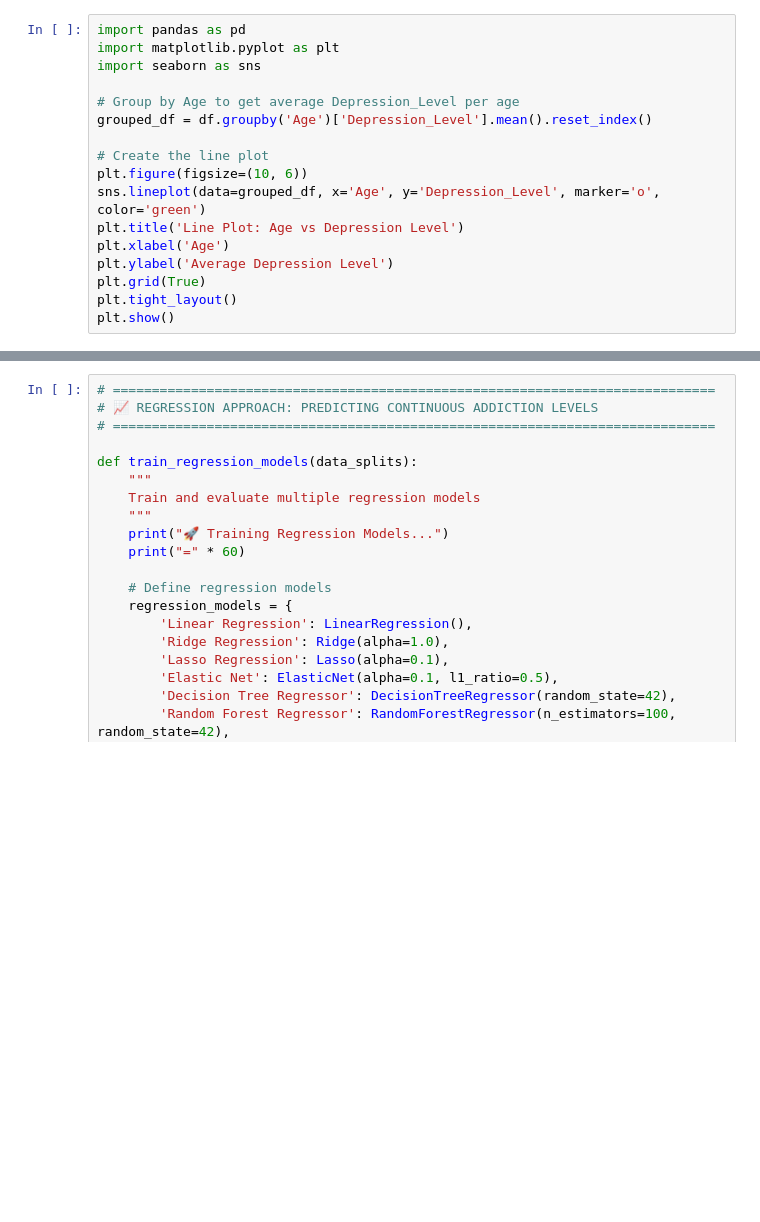
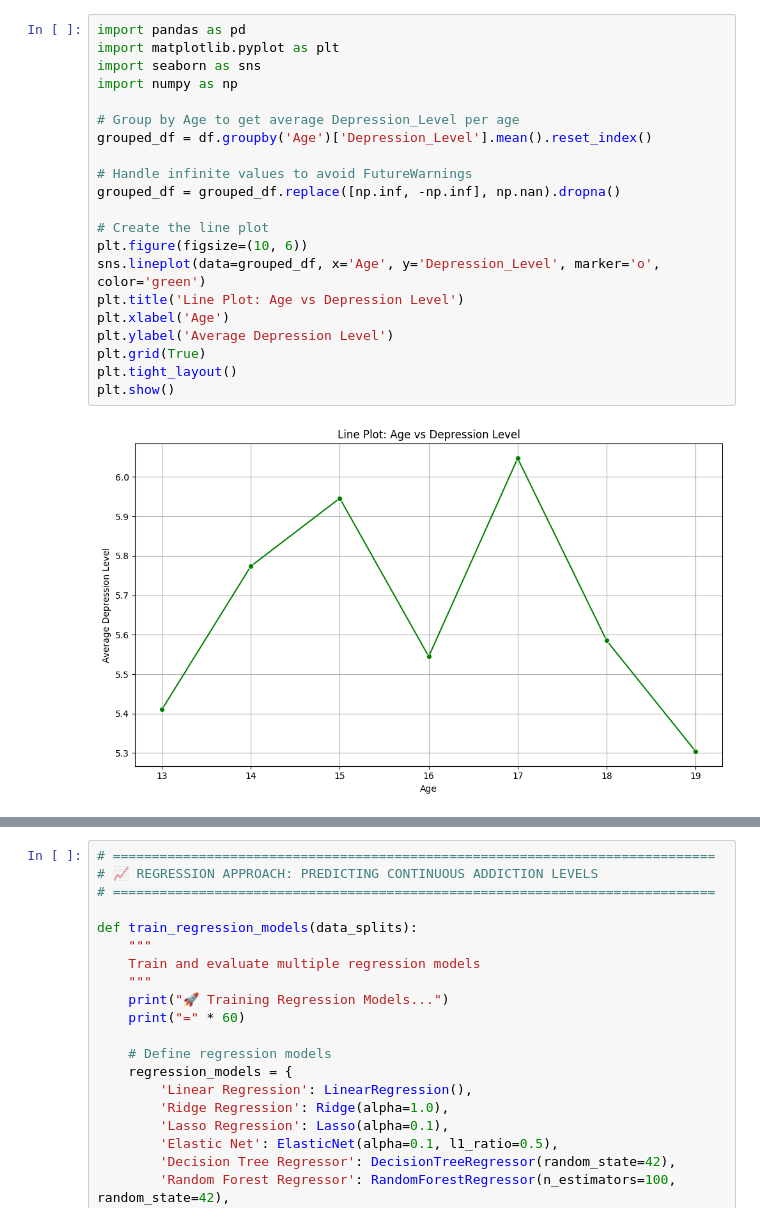
Before and after one commit to abbrash/A-Machine-Learning-Based-Model-for-Smartphone-Addiction-Prediction, a Jupyter notebook: predicting-phone-addiction-level.ipynb, the cells around one changed output, grey strips where cells are left out. Cells and saved outputs as stored; diff of their text form; blank space fills up the shorter version.

```diff
--- a/predicting-phone-addiction-level.ipynb
+++ b/predicting-phone-addiction-level.ipynb
@@ -272,20 +415,26 @@ plt.show()
 # %%
 import pandas as pd
 import matplotlib.pyplot as plt
 import seaborn as sns
+import numpy as np
 
 # Group by Age to get average Depression_Level per age
 grouped_df = df.groupby('Age')['Depression_Level'].mean().reset_index()
+
+# Handle infinite values to avoid FutureWarnings
+grouped_df = grouped_df.replace([np.inf, -np.inf], np.nan).dropna()
 
 # Create the line plot
 plt.figure(figsize=(10, 6))
 sns.lineplot(data=grouped_df, x='Age', y='Depression_Level', marker='o', color='green')
 plt.title('Line Plot: Age vs Depression Level')
 plt.xlabel('Age')
 plt.ylabel('Average Depression Level')
 plt.grid(True)
 plt.tight_layout()
 plt.show()
+# %% [output]
+[figure, added]
 # %%
 import pandas as pd
 import matplotlib.pyplot as plt
```
Also changed, not shown: parts of 23 cells of this notebook.
